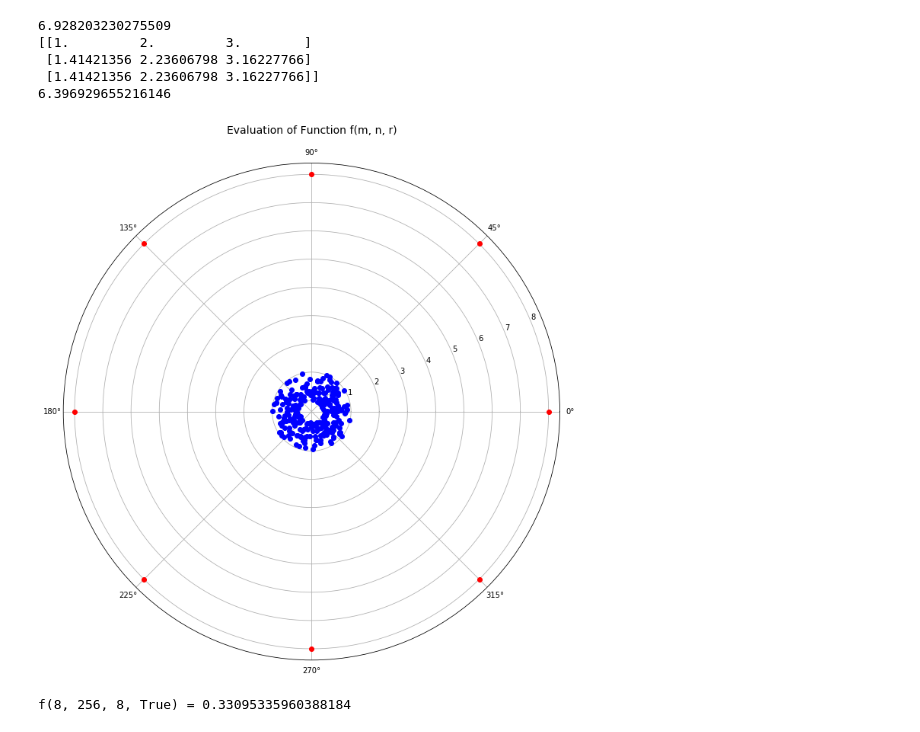
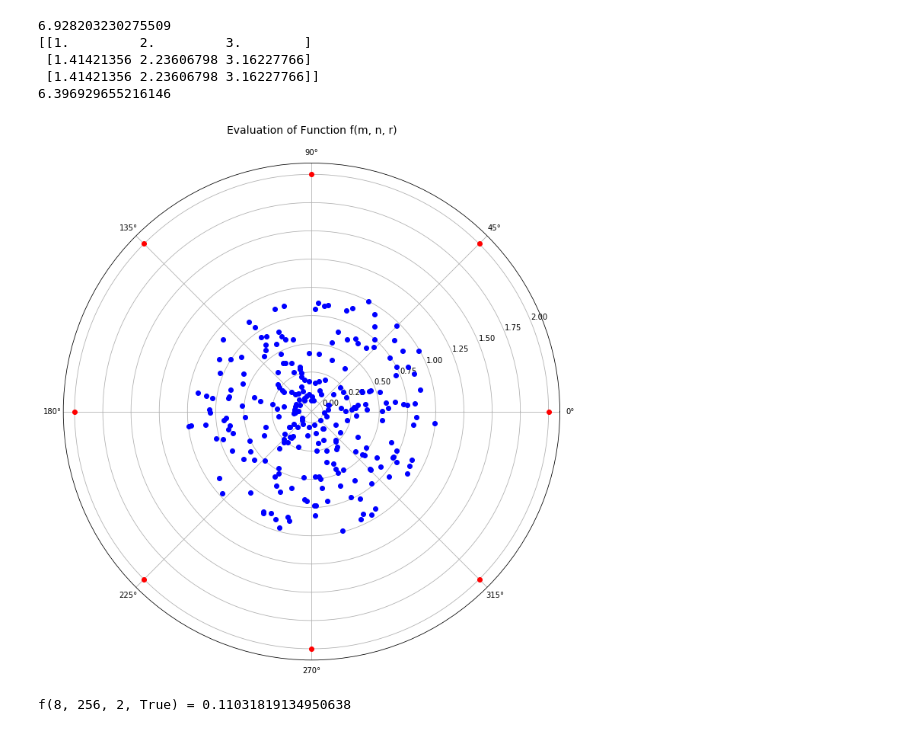
Before and after one commit to johnduffymsc/PHAS0102, a Jupyter notebook: assignment-1.ipynb, the cells around one changed output. Saved outputs shown, nothing was run; the diff lists cells and outputs as text; code cells hidden in the pictures.

```diff
--- a/assignment-1.ipynb
+++ b/assignment-1.ipynb
@@ -135,7 +135,7 @@ class Timer:
 
 # Number of trials.
 
-M = 10000
+M = 1000
 
 
 # Grid size, N x N.
@@ -217,10 +217,8 @@ def random_walk(x, y, steps):
 
     return False
 # %%
-# TODO: Check x,y versus y,x for speed.
-
 @njit(parallel=True)
-def lattice_random_walk(steps, successes):
+def lattice_random_walk(successes, steps):
     """
     This function...
     """
@@ -251,16 +249,16 @@ with Timer() as t:
 
     for m in range(M):
 
-        # The call to np.random.randint() is probelmatic for Numba. So, for each simulation
+        # The call to np.random.randint() appears probelmatic for Numba. So, for each simulation
         # generate the random steps that will be taken in advance and pass as a parameter to
         # lattice_random_walk().
 
-        steps = np.random.randint(4, size = S)
+        steps = np.random.randint(4, size=S)
 
 
         # Conduct a random walk over the lattice.
 
-        lattice_random_walk(steps, successes)
+        lattice_random_walk(successes, steps)
 
 
     # Determine the probabilities.
@@ -479,14 +485,14 @@ def f(m, n, r, plot=False):
 
     return np.sum(potentials) / m / n
 # %%
-# Let's do a sanity check of the function f()
+# A sanity check of the function f()...
 
 m = 8
 n = 256
-r = 8
+r = 2
 p = True # Plot
 
 print('f({m}, {n}, {r}, {p}) = {result}'.format(m=m, n=n, r=r, p=p, result=f(m, n, r, True)))
 # %% [output]
-[figure, old version]
+[figure, new version]
-f(8, 256, 8, True) = 0.33095335960388184
+f(8, 256, 2, True) = 0.11031819134950638
```
Also changed, not shown: parts of 20 cells of this notebook.
